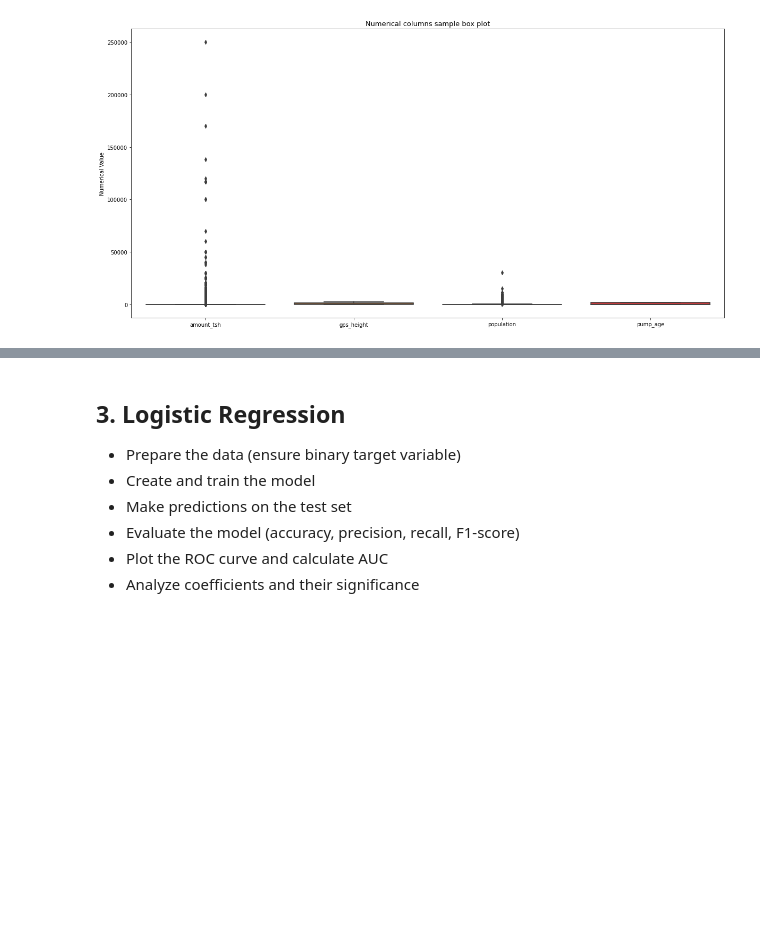
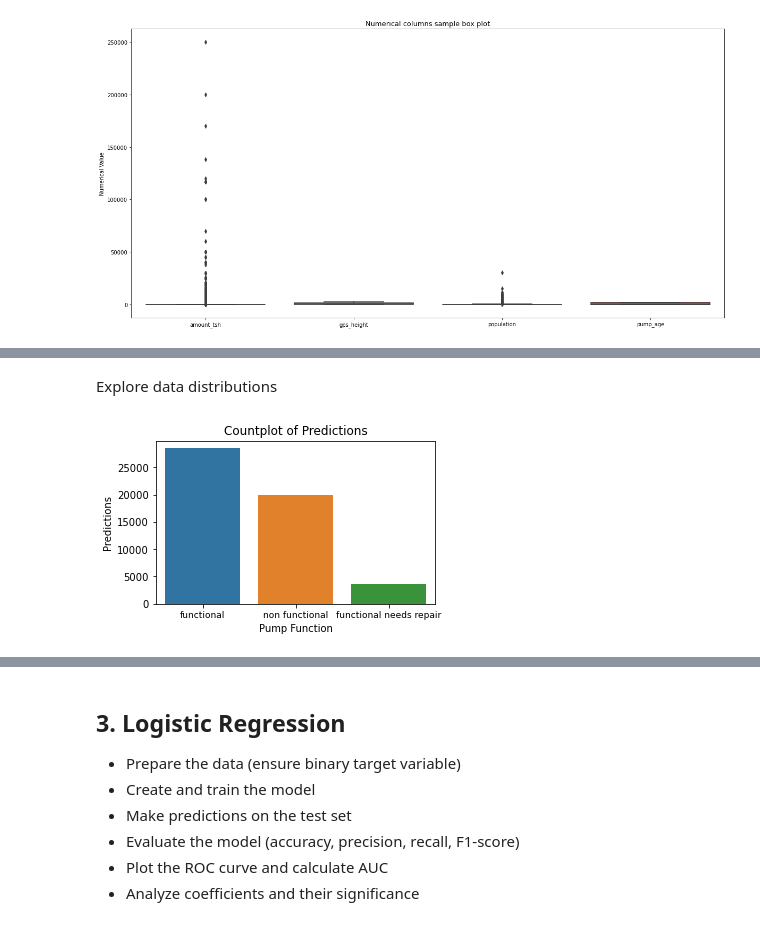
Before and after one commit to ndukukitenge/dsc-phase3-final-project, a Jupyter notebook: index.ipynb, the cells around one changed output, grey strips where cells are left out. Cells and saved outputs as stored; diff of their text form; code cells hidden in the pictures; blank space fills up the shorter version.

```diff
--- a/index.ipynb
+++ b/index.ipynb
@@ -338,0 +478,16 @@ memory usage: 12.7+ MB
+# %% [markdown]
+Explore data distributions
+# %%
+# Plot distribution of target variable.
+fig, ax = plt.subplots(figsize=(5, 3))
+sns.countplot(merged_df['status_group'])
+x_labels = merged_df['status_group'].unique()
+
+# Add labels
+plt.title('Countplot of Predictions')
+plt.xlabel('Pump Function')
+ax.set_xticklabels(x_labels, fontsize=9)
+plt.ylabel('Predictions')
+plt.show()
+# %% [output]
+[figure, added]
```
Also changed, not shown: parts of 28 cells of this notebook.
